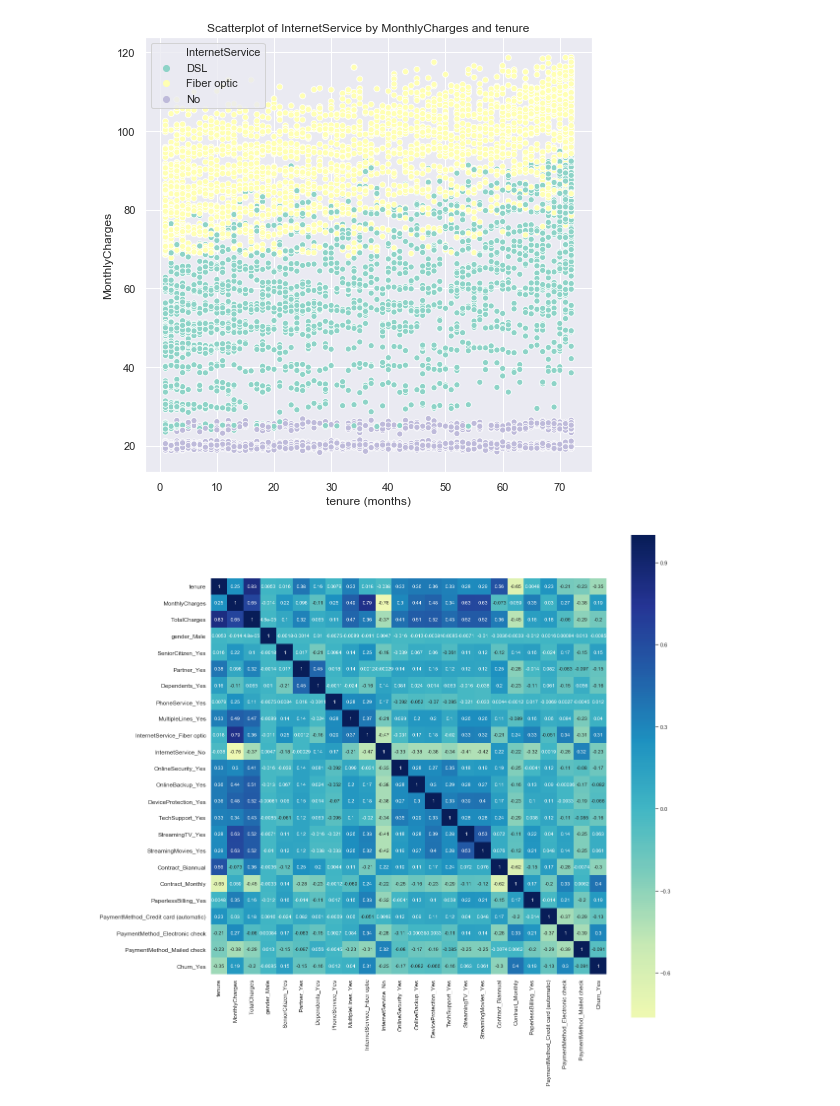
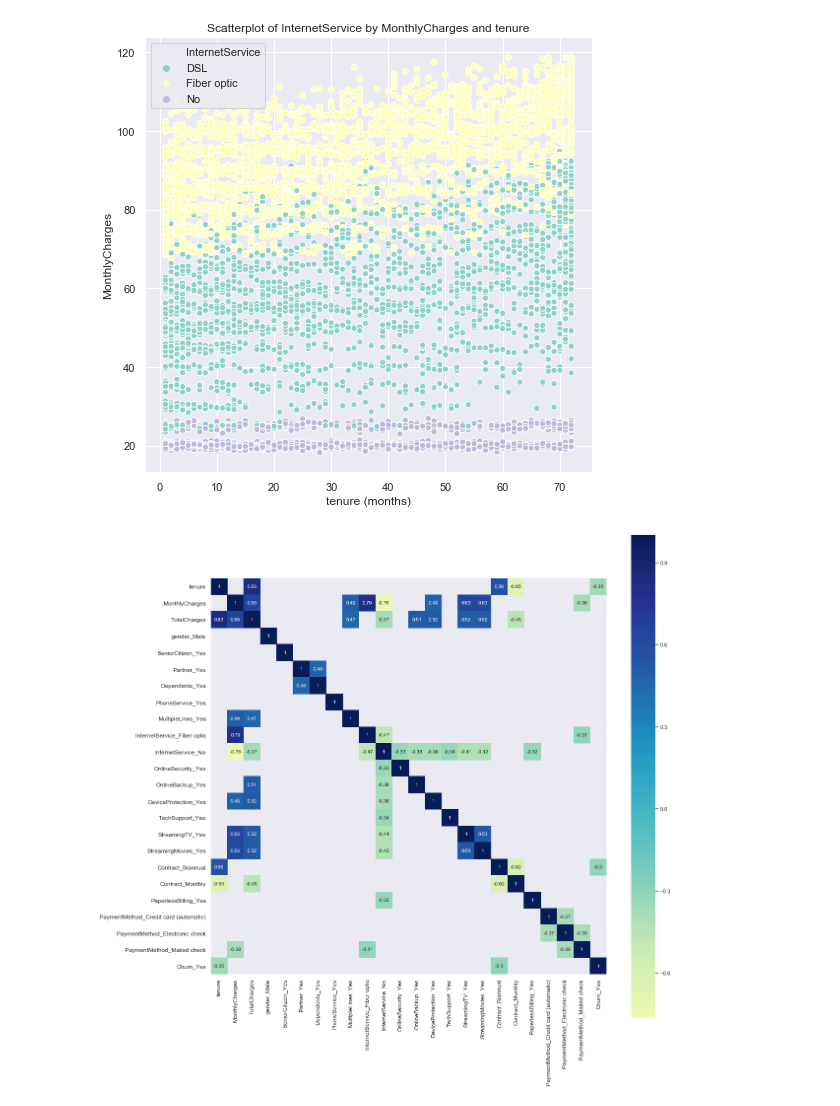
Before and after one commit to ayn28/Project-Portfolio, a Jupyter notebook: current-capstone-project/customer-churn/customer_churn.ipynb, the cells around one changed output. Saved outputs shown, nothing was run; the diff lists cells and outputs as text; code cells hidden in the pictures.

```diff
--- a/current-capstone-project/customer-churn/customer_churn.ipynb
+++ b/current-capstone-project/customer-churn/customer_churn.ipynb
@@ -744,17 +748,19 @@ target = 'Churn'
 # %%
 df_cat_encoded = pd.get_dummies(df, drop_first=True)
+weak_corr = ((0.45 > df_cat_encoded.corr()) & (df_cat_encoded.corr() > -0.30))
 
 plt.figure(figsize=(18, 18))
 sns.heatmap(df_cat_encoded.corr(),
             xticklabels=df_cat_encoded.corr().columns,
             yticklabels=df_cat_encoded.corr().columns,
             center=0,
             cmap="YlGnBu",
             square=True,
-            annot=True);
+            annot=True,
+            mask=weak_corr);
 
 plt.xticks(fontsize=12)
 plt.yticks(fontsize=12)
 plt.show()
 # %% [output]
-[figure, old version]
+[figure, new version]
```
Also changed, not shown: parts of 31 cells of this notebook.
